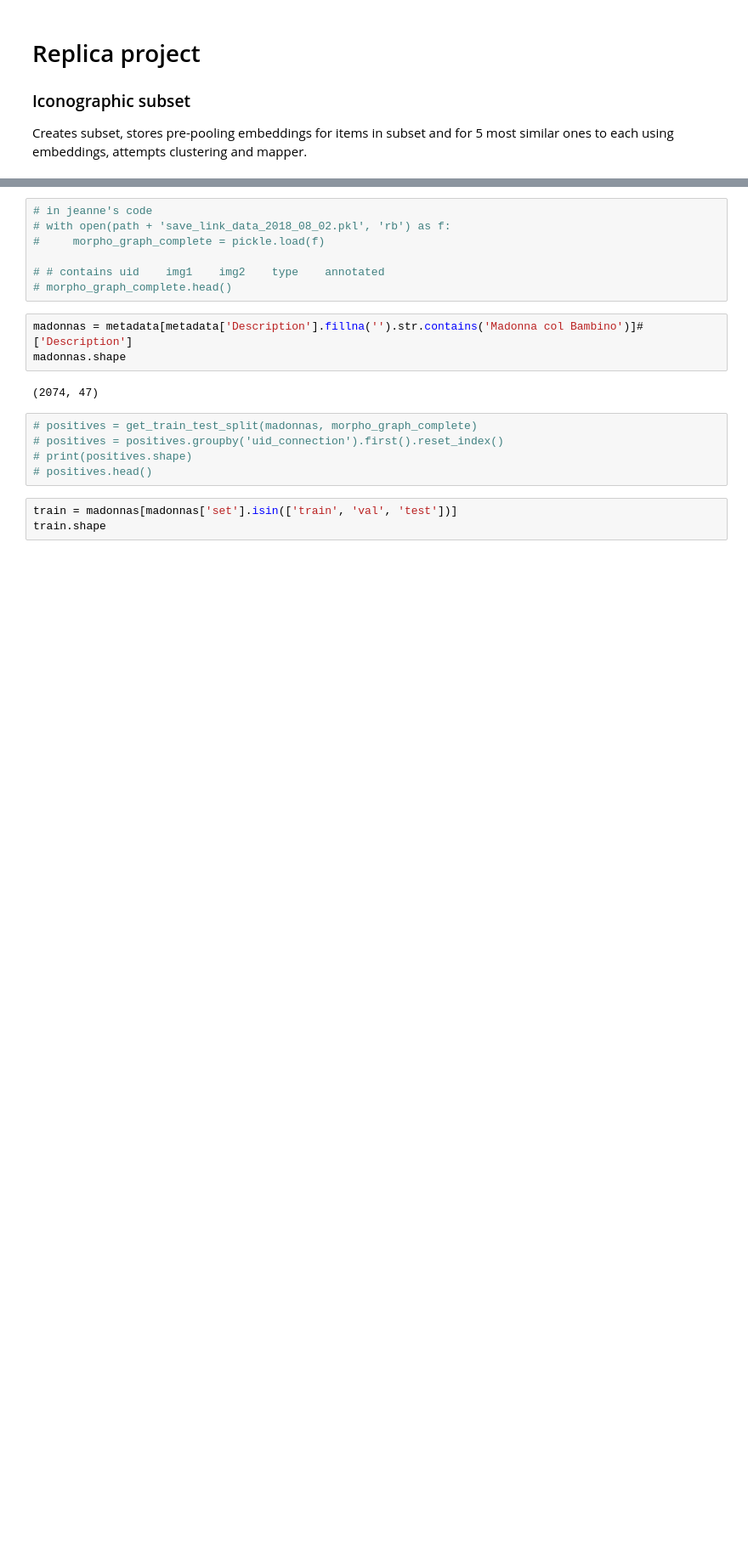
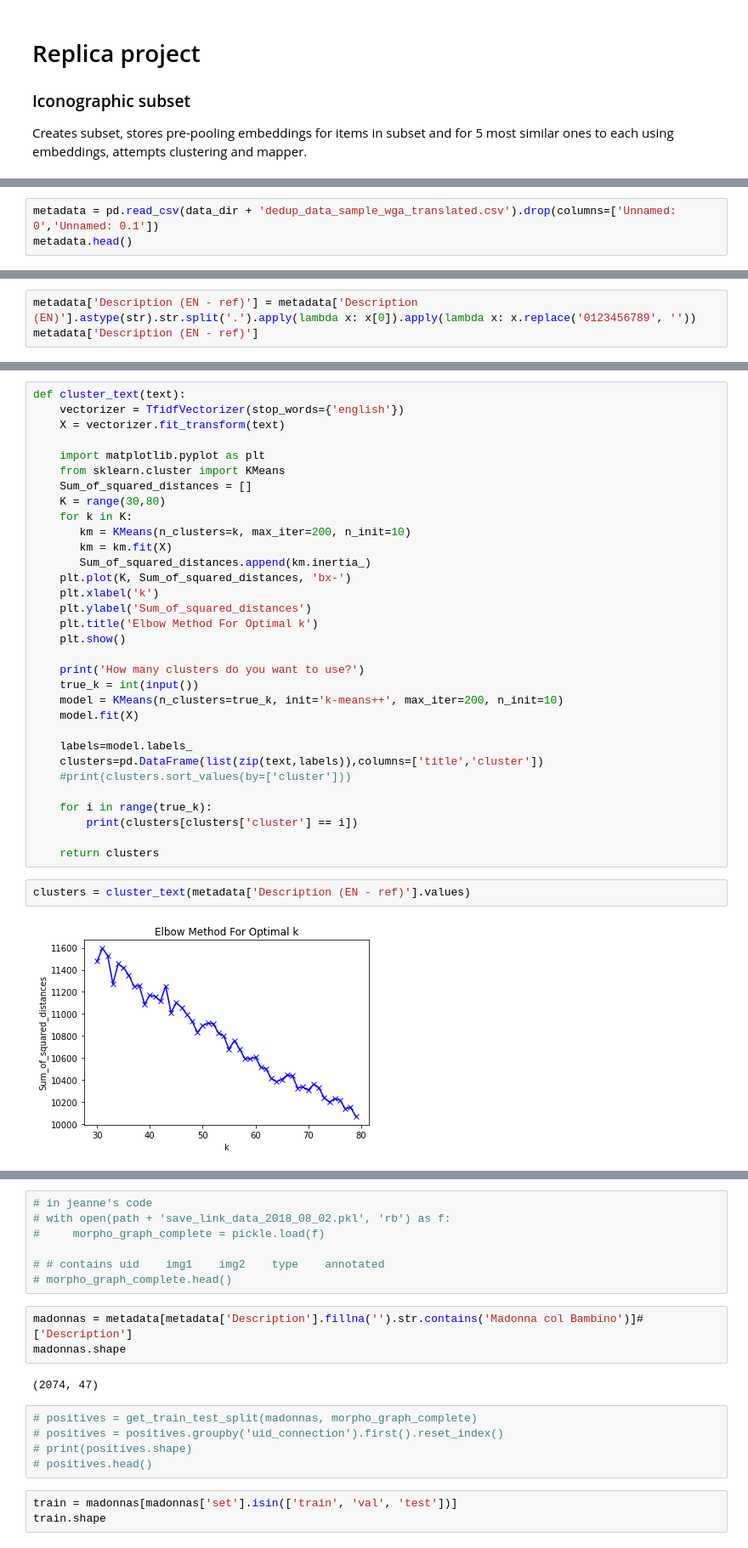
Before and after one commit to ludovicaschaerf/Cini_TDA, a Jupyter notebook: notebooks/Iconography.ipynb, the cells around one changed output, grey strips where cells are left out. Shown at 85% size. Drawn from its saved outputs; the diff is of its cells as text; blank space fills up the shorter version.

Commit message:
description clustering

```diff
--- a/notebooks/Iconography.ipynb
+++ b/notebooks/Iconography.ipynb
@@ -67,0 +68,3 @@ metadata.loc[:, 'Description (EN)'] = [catch(lambda : GoogleTranslator(source='a
+# %%
+metadata = pd.read_csv(data_dir + 'dedup_data_sample_wga_translated.csv').drop(columns=['Unnamed: 0','Unnamed: 0.1'])
+metadata.head()
@@ -67,0 +78,3 @@ metadata.loc[:, 'Description (EN)'] = [catch(lambda : GoogleTranslator(source='a
+# %%
+metadata['Description (EN - ref)'] = metadata['Description (EN)'].astype(str).str.split('.').apply(lambda x: x[0]).apply(lambda x: x.replace('0123456789', ''))
+metadata['Description (EN - ref)']
@@ -67,0 +94,36 @@ metadata.loc[:, 'Description (EN)'] = [catch(lambda : GoogleTranslator(source='a
+# %%
+def cluster_text(text):
+    vectorizer = TfidfVectorizer(stop_words={'english'})
+    X = vectorizer.fit_transform(text)
+
+    import matplotlib.pyplot as plt
+    from sklearn.cluster import KMeans
+    Sum_of_squared_distances = []
+    K = range(30,80)
+    for k in K:
+       km = KMeans(n_clusters=k, max_iter=200, n_init=10)
+       km = km.fit(X)
+       Sum_of_squared_distances.append(km.inertia_)
+    plt.plot(K, Sum_of_squared_distances, 'bx-')
+    plt.xlabel('k')
+    plt.ylabel('Sum_of_squared_distances')
+    plt.title('Elbow Method For Optimal k')
+    plt.show()
+
+    print('How many clusters do you want to use?')
+    true_k = int(input())
+    model = KMeans(n_clusters=true_k, init='k-means++', max_iter=200, n_init=10)
+    model.fit(X)
+
+    labels=model.labels_
+    clusters=pd.DataFrame(list(zip(text,labels)),columns=['title','cluster'])
+    #print(clusters.sort_values(by=['cluster']))
+
+    for i in range(true_k):
+        print(clusters[clusters['cluster'] == i])
+
+    return clusters
+# %%
+clusters = cluster_text(metadata['Description (EN - ref)'].values)
+# %% [output]
+[figure, added]
```
Also changed, not shown: parts of 8 cells of this notebook.
